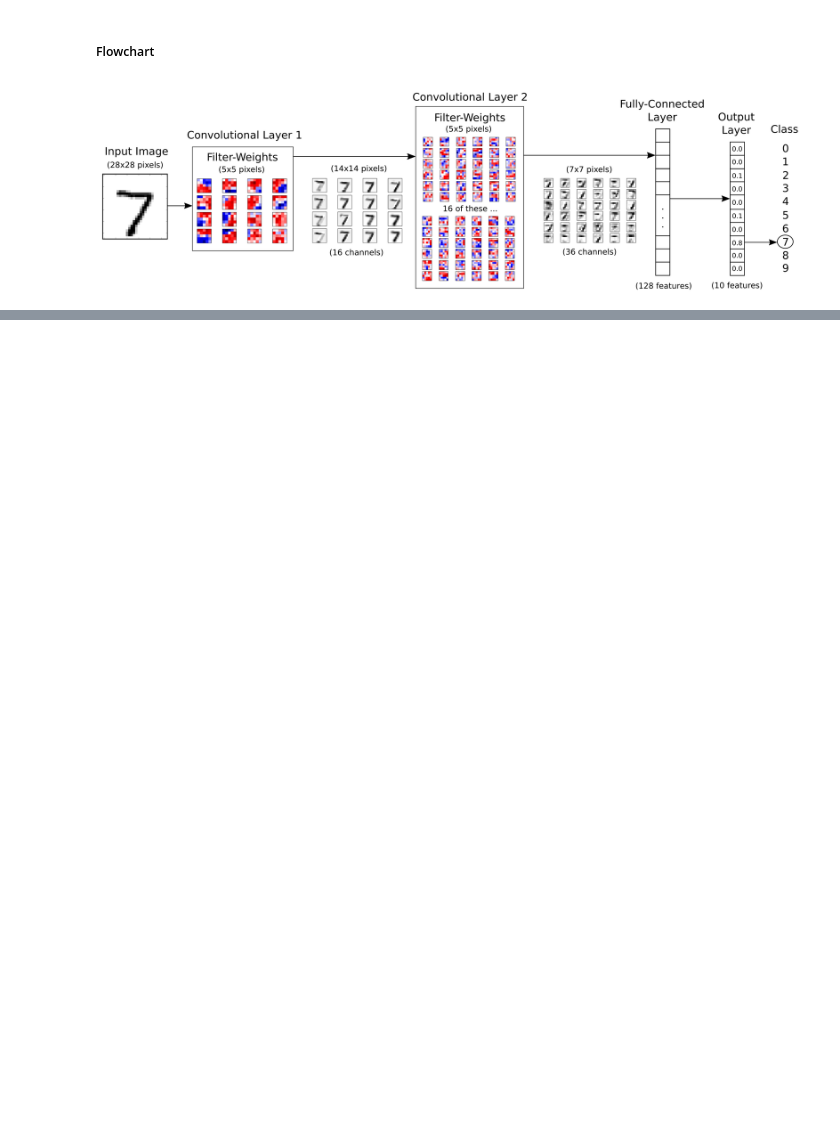
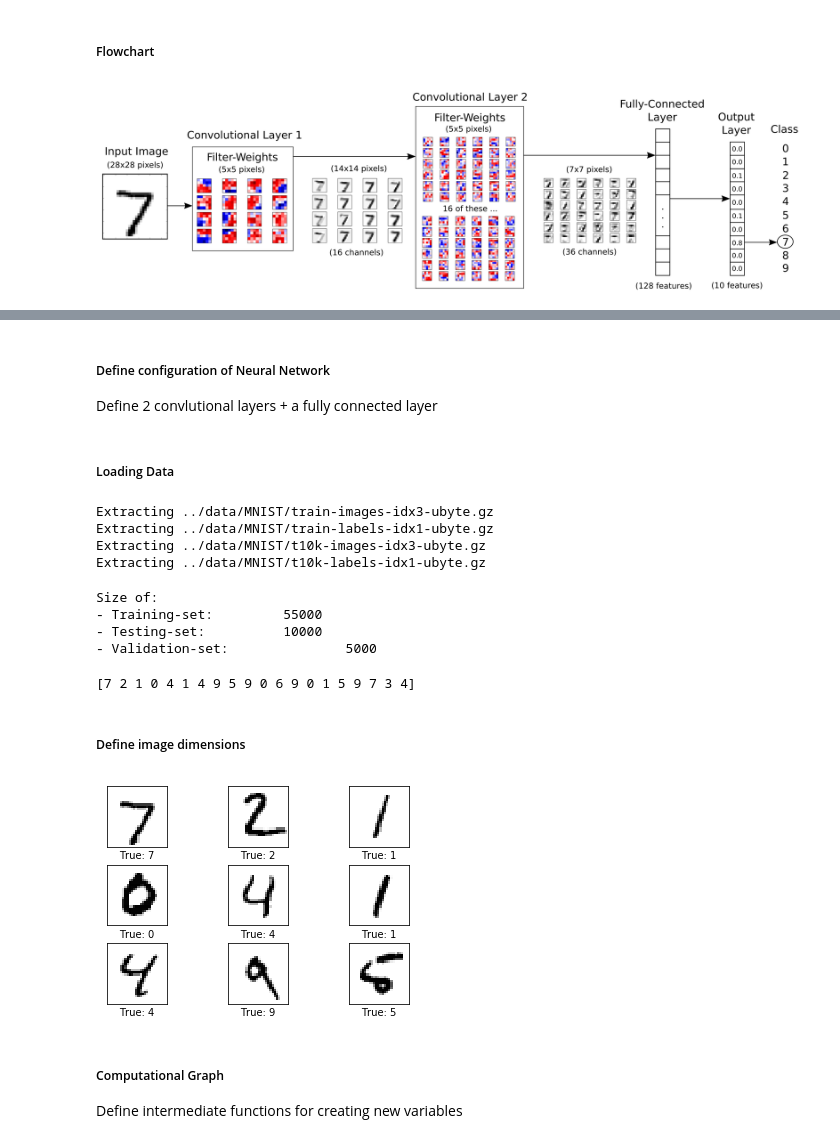
Before and after one commit to PKUGoodSpeed/DeepLearning, a Jupyter notebook: TFProjects/CNN/CNNmodel.ipynb, the cells around one changed output, grey strips where cells are left out. Drawn from its saved outputs; the diff is of its cells as text; code cells hidden in the pictures; blank space fills up the shorter version.

```diff
--- a/TFProjects/CNN/CNNmodel.ipynb
+++ b/TFProjects/CNN/CNNmodel.ipynb
@@ -7,0 +23,3 @@ Image('figs/02_network_flowchart.png')
+# %% [markdown]
+##### Define configuration of Neural Network
+Define 2 convlutional layers + a fully connected layer
@@ -7,0 +35,59 @@ Image('figs/02_network_flowchart.png')
+# %% [markdown]
+##### Loading Data
+# %%
+from tensorflow.examples.tutorials.mnist import input_data
+data = input_data.read_data_sets('../data/MNIST', one_hot = True)
+# %% [output]
+Extracting ../data/MNIST/train-images-idx3-ubyte.gz
+Extracting ../data/MNIST/train-labels-idx1-ubyte.gz
+Extracting ../data/MNIST/t10k-images-idx3-ubyte.gz
+Extracting ../data/MNIST/t10k-labels-idx1-ubyte.gz
+# %%
+print('Size of:')
+print("- Training-set:\t\t{}".format(len(data.train.labels)))
+print("- Testing-set:\t\t{}".format(len(data.test.labels)))
+print("- Validation-set:\t\t{}".format(len(data.validation.labels)))
+# %% [output]
+Size of:
+- Training-set:         55000
+- Testing-set:          10000
+- Validation-set:               5000
+# %%
+data.test.cls = np.argmax(data.test.labels, axis = 1)
+print(data.test.cls[0:20])
+# %% [output]
+[7 2 1 0 4 1 4 9 5 9 0 6 9 0 1 5 9 7 3 4]
+# %% [markdown]
+##### Define image dimensions
+# %%
+img_size = 28
+img_size_flat = img_size**2
+img_shape = (img_size, img_size)
+num_channels = 1  ## Since it is in gray scale
+num_classes = 10
+# %%
+def plotImages(imgs, cls, cls_pred = None):
+    assert len(imgs) == len(cls) == 9
+    fig, axes = plt.subplots(3, 3)
+    fig.subplots_adjust(hspace = 0.3, wspace = 0.3)
+    for i, ax in enumerate(axes.flat):
+        ax.imshow(imgs[i].reshape(img_shape), cmap = 'binary')
+
+        if cls_pred is None:
+            xlabel = "True: {0}".format(cls[i])
+        else:
+            xlabel = "True: {0}, Pred: {1}".format(cls[i])
+        ax.set_xlabel(xlabel)
+
+        ax.set_xticks([])
+        ax.set_yticks([])
+    plt.show()
+# %%
+imgs = data.test.images[0:9]
+cls = data.test.cls[0:9]
+plotImages(imgs, cls)
+# %% [output]
+[figure, added]
+# %% [markdown]
+##### Computational Graph
+Define intermediate functions for creating new variables
```
Also changed, not shown: parts of 35 cells of this notebook, 10 other files.
